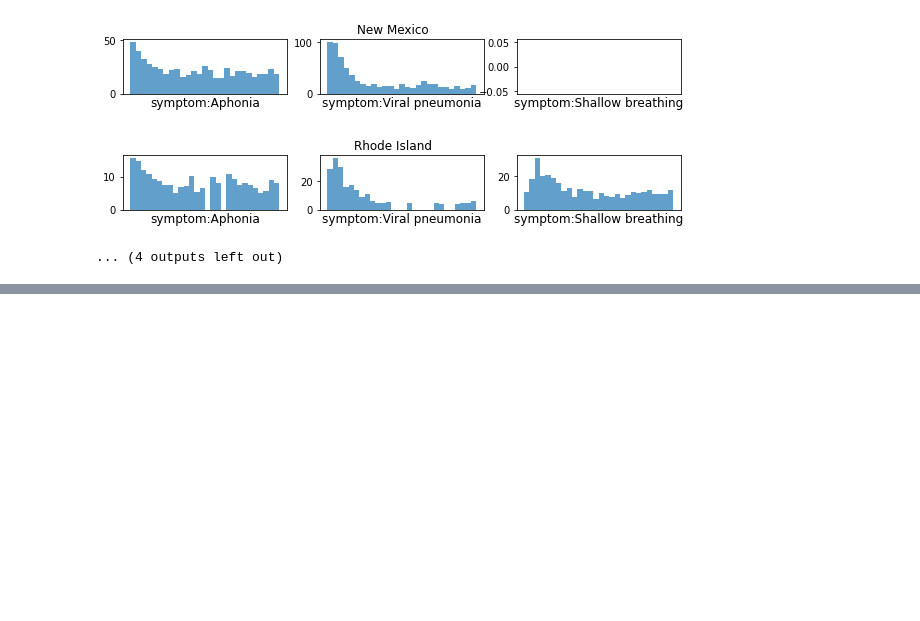
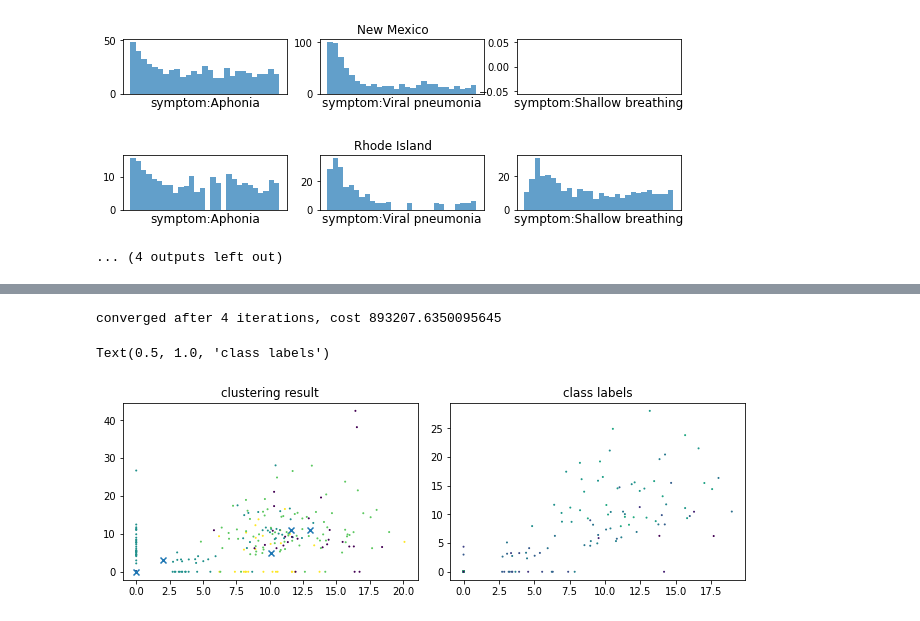
Before and after one commit to JumjieYang/COVID19-ML, a Jupyter notebook: visualize.ipynb, the cells around one changed output, grey strips where cells are left out. Drawn from its saved outputs; the diff is of its cells as text; code cells hidden in the pictures; blank space fills up the shorter version.

```diff
--- a/visualize.ipynb
+++ b/visualize.ipynb
@@ -66,0 +53,37 @@ Name: 0, dtype: float64
+# %%
+class KMeans:
+    def __init__(self, k=5, max_iters=100, verbose=True):
+        self.k = k
+        self.max_iters = max_iters
+        self.verbose = verbose
+
+    def fit(self, x):
+        n,d = x.shape
+        init_centers = np.random.choice(n, self.k, replace=False)
+        mu = x[init_centers, :]
+        for t in range(self.max_iters):
+            distances = np.sum((mu[None,:,:] - x[:,None,:])**2, -1) # n x k
+            membership = np.argmin(distances, 1)
+            mu_new = mu.copy()
+            for i in range(self.k):
+                mu_new[i,:] = np.mean(x[membership==i], 0)
+            if np.allclose(mu_new, mu):
+                if self.verbose:
+                    print(f'converged after {t} iterations, cost {np.sum(np.min(distances,1))}')
+                break
+            mu = mu_new
+        return mu, membership
+
+x, y = data.values, df.iloc[:, -1]
+kmeans = KMeans(5)
+mu, cl = kmeans.fit(x)
+fig, axes = plt.subplots(ncols=2, nrows=1, constrained_layout=True, figsize=(9, 3))
+axes[0].scatter(x[:,0], x[:,1], c=cl, s=1)
+axes[0].scatter(mu[:,0], mu[:,1], marker='x')
+axes[0].set_title('clustering result')
+axes[1].scatter(x[:,0], x[:,1], c=np.log(y), s=1)
+axes[1].set_title('class labels')
+# %% [output]
+converged after 4 iterations, cost 893207.6350095645
+Text(0.5, 1.0, 'class labels')
+[figure, added]
```
Also changed, not shown: parts of 2 cells of this notebook.
